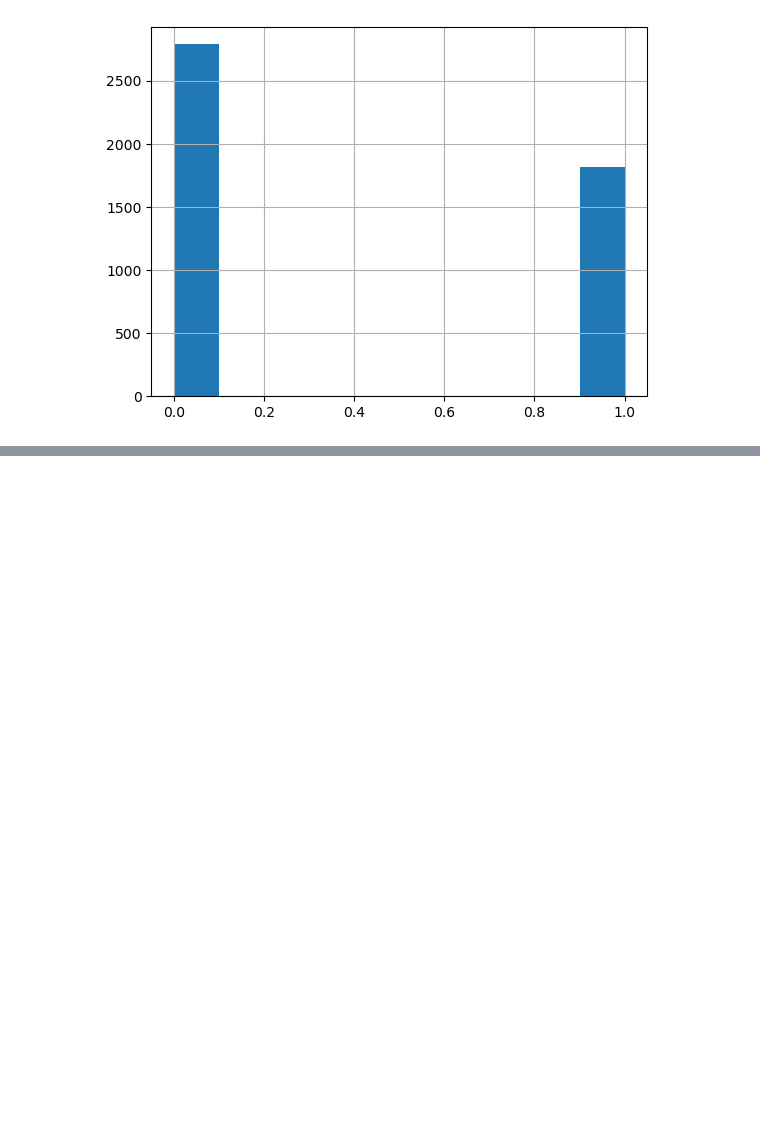
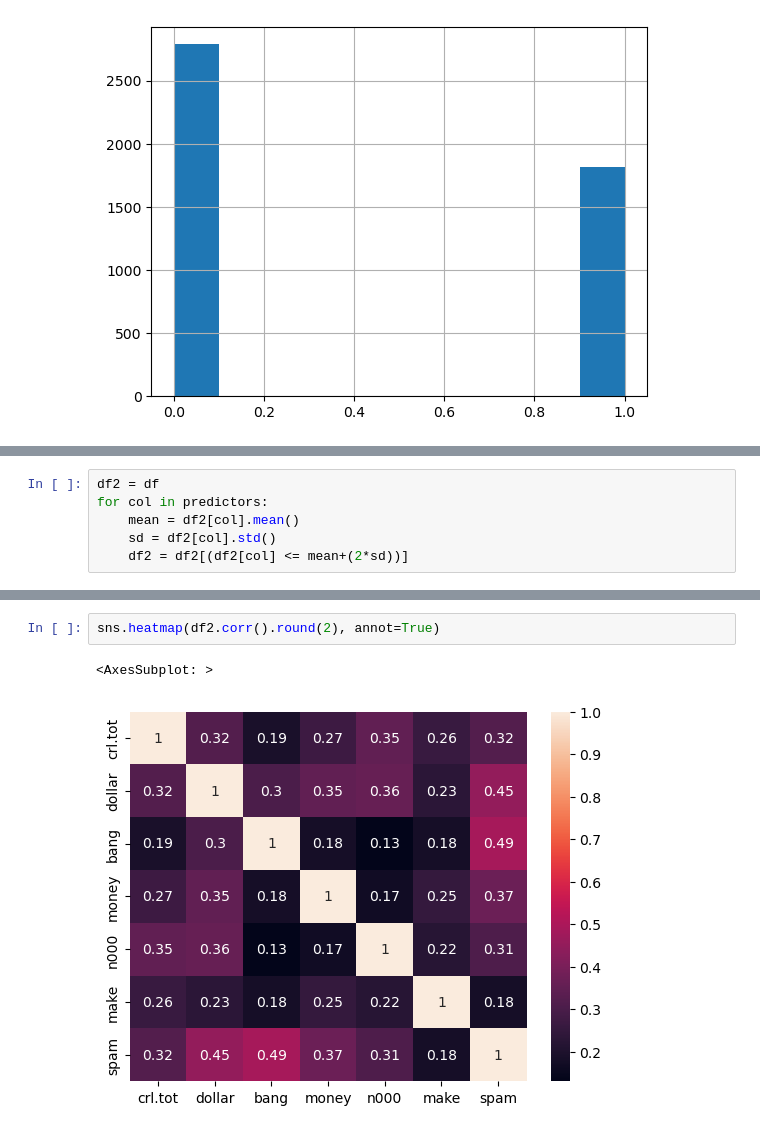
Before and after one commit to knum-atlas/bootcamp, a Jupyter notebook: 2023/3_klasyfikacja_python.ipynb, the cells around one changed output, grey strips where cells are left out. Saved outputs shown, nothing was run; the diff lists cells and outputs as text; blank space fills up the shorter version.

```diff
--- a/2023/3_klasyfikacja_python.ipynb
+++ b/2023/3_klasyfikacja_python.ipynb
@@ -79,0 +153,6 @@ df.spam.hist()
+# %%
+df2 = df
+for col in predictors:
+    mean = df2[col].mean()
+    sd = df2[col].std()
+    df2 = df2[(df2[col] <= mean+(2*sd))]
@@ -79,0 +171,5 @@ df.spam.hist()
+# %%
+sns.heatmap(df2.corr().round(2), annot=True)
+# %% [output]
+<AxesSubplot: >
+[figure, added]
```
Also changed, not shown: parts of 48 cells of this notebook, 1 other file.
